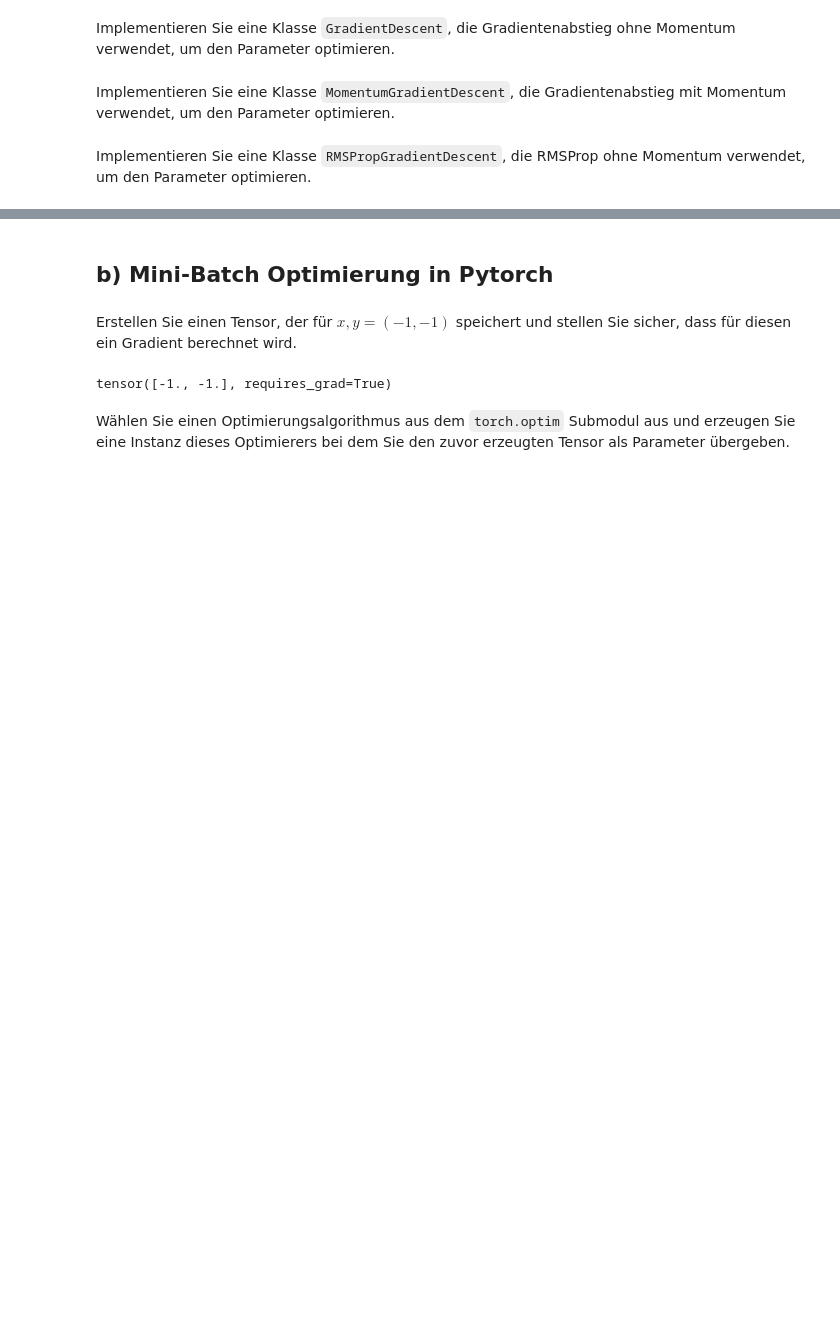
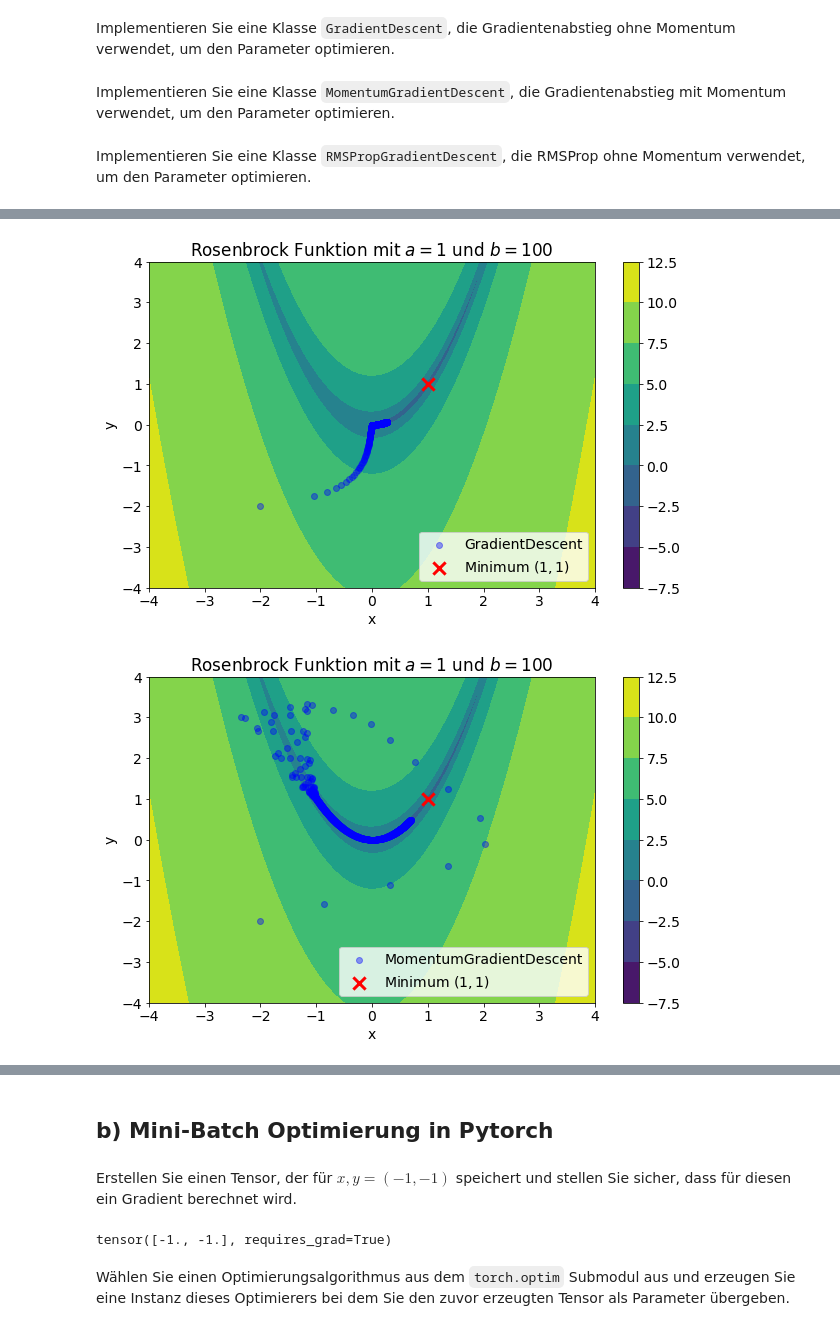
Before and after one commit to MaximilianMundt/DLCV, a Jupyter notebook: Übungsblatt 02/blatt02.ipynb, the cells around one changed output, grey strips where cells are left out. Drawn from its saved outputs; the diff is of its cells as text; code cells hidden in the pictures; blank space fills up the shorter version.

```diff
--- a/Übungsblatt 02/blatt02.ipynb
+++ b/Übungsblatt 02/blatt02.ipynb
@@ -140,14 +164,4 @@ def optimize(optim, steps):
 
         optim.step(gradient)
 
-    print("final point:", optim.theta)
-
     return np.array(points)
-
-
-starting_point = np.array([-2, -2])
-optimizer = RMSPropGradient(starting_point, 0.1, 0.4, 1e-7)
-
-point_history = optimize(optimizer, steps=100)
-
-rosenbrock_contour(point_history)
@@ -156,0 +172,29 @@ final point: [0.18586709 0.10799402]
+# %%
+starting_point = np.array([-2, -2])
+learning_rate = 0.0002
+optimizers = [
+    GradientDescent(starting_point, learning_rate),
+    MomentumGradientDescent(
+        starting_point,
+        learning_rate=learning_rate,
+        momentum_coef=0.9,
+        initial_velocity=0.2,
+    ),
+    RMSPropGradient(
+        starting_point, learning_rate=learning_rate, decay_rate=0.9, small_constant=1e-7
+    ),
+    MomentumRMSPropGradient(
+        starting_point,
+        learning_rate=learning_rate,
+        decay_rate=0.9,
+        momentum_coef=0.9,
+        initial_velocity=0.2,
+    ),
+]
+
+for optimizer in optimizers:
+    point_history = optimize(optimizer, steps=1000)
+    rosenbrock_contour(optimizer, point_history)
+# %% [output]
+[figure, added]
+[figure, added]
```
Also changed, not shown: parts of 28 cells of this notebook.
